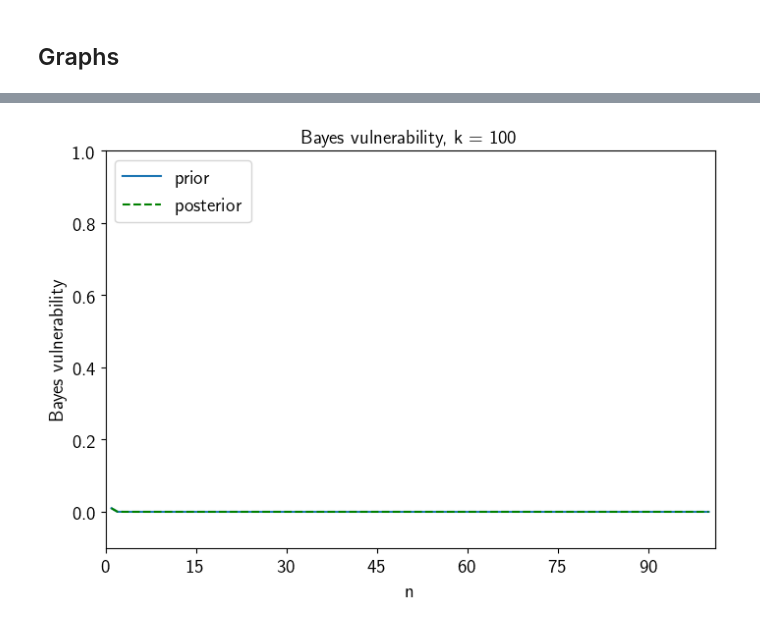
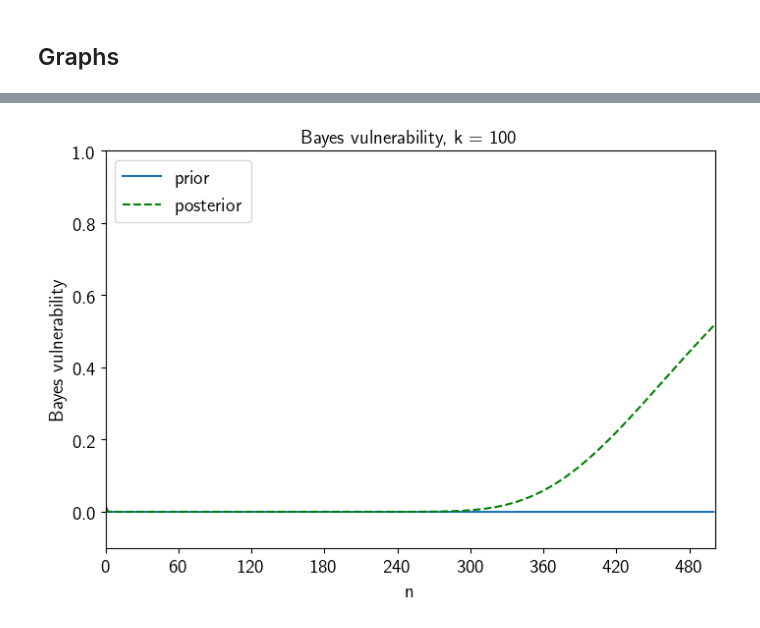
Before and after one commit to majk12/ore, a Jupyter notebook: ore_ideal_bayes.ipynb, the cells around one changed output, grey strips where cells are left out. Cells and saved outputs as stored; diff of their text form; code cells hidden in the pictures.

```diff
--- a/ore_ideal_bayes.ipynb
+++ b/ore_ideal_bayes.ipynb
@@ -180,7 +180,7 @@ df
 # %%
-n_range = 100
+n_range = 500
 k = 100
 df = df_uni_ore_bayes(n_range, k)
 graph_it_bayes(n_range, k, df)
 # %% [output]
-[figure, old version]
+[figure, new version]
```
Also changed, not shown: parts of 2 cells of this notebook.
